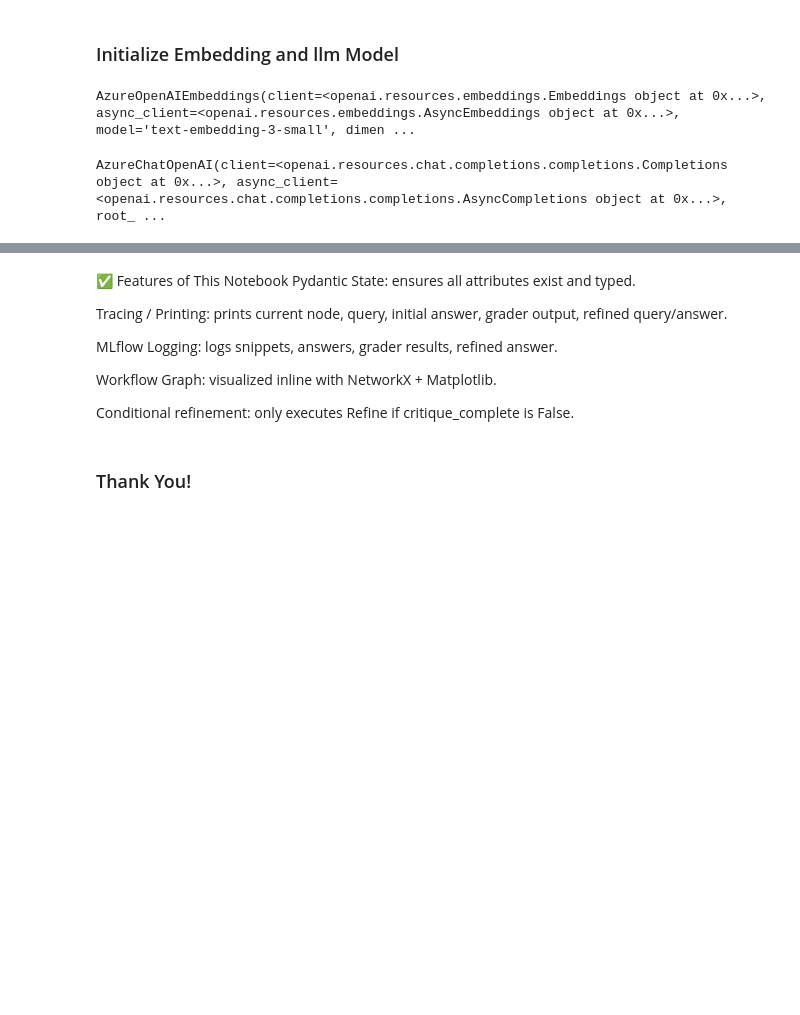
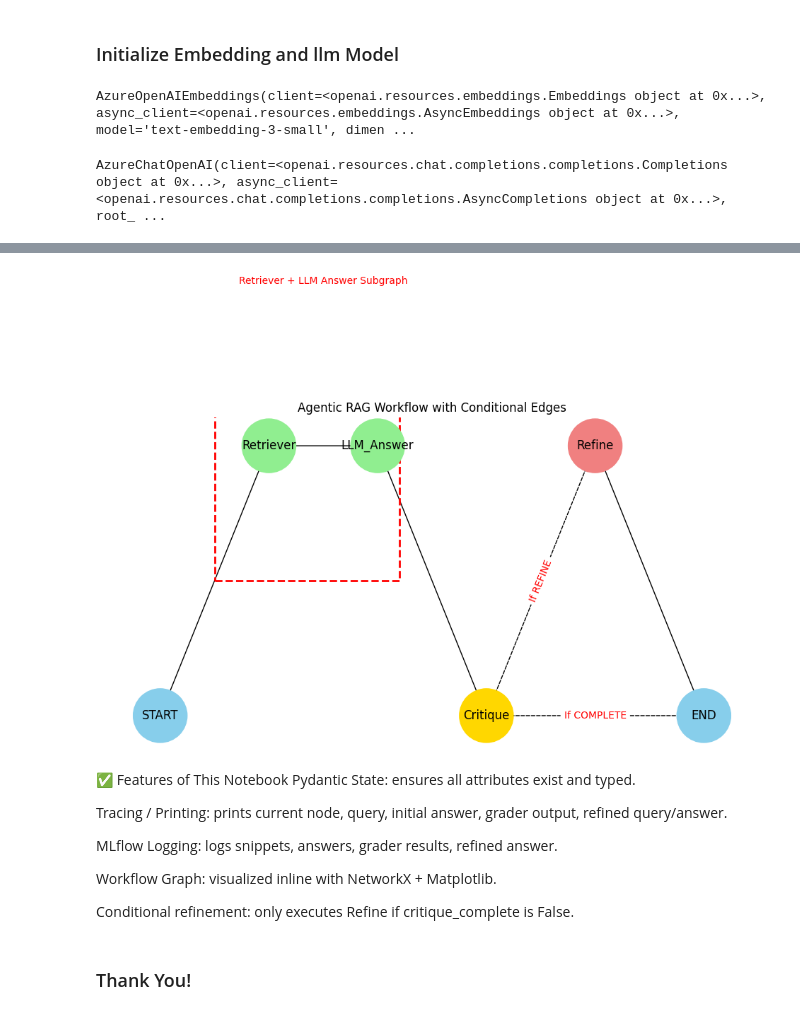
Before and after one commit to shubhdadatta/GAAI-Azure, a Jupyter notebook: Assignment3_AgenticRAG_Shubhda.ipynb, the cells around one changed output, grey strips where cells are left out. Cells and saved outputs as stored; diff of their text form; code cells hidden in the pictures; blank space fills up the shorter version.

```diff
--- a/Assignment3_AgenticRAG_Shubhda.ipynb
+++ b/Assignment3_AgenticRAG_Shubhda.ipynb
@@ -102,14 +101 @@ pc = Pinecone(api_key=PINECONE_API_KEY)
-# %%
-
-# ------------------------------------------------------
-# 🔹 Initialize Pinecone
-# ------------------------------------------------------
-from pinecone import Pinecone
-try:
-    pc = Pinecone(api_key=PINECONE_API_KEY)
-
-except Exception as e:
-    logger.error(f"Initialization error: {e}")
-    raise e
-index = pc.Index("agentic-rag")
 # %%
@@ -493,3 +1124,84 @@ Critique complete? True
+# %%
+import networkx as nx
+import matplotlib.pyplot as plt
+
+def visualize_rag_workflow():
+    """
+    Visualizes the Agentic RAG Workflow:
+    - Retriever + LLM Answer nodes as a subgraph
+    - Critique node with conditional edges:
+        • REFINE → Refine
+        • COMPLETE → END
+    """
+    G = nx.DiGraph()
+
+    # Nodes
+    nodes = ["START", "Retriever", "LLM_Answer", "Critique", "Refine", "END"]
+    G.add_nodes_from(nodes)
+
+    # Normal edges
+    normal_edges = [
+        ("START", "Retriever"),
+        ("Retriever", "LLM_Answer"),
+        ("LLM_Answer", "Critique"),
+        ("Refine", "END")
+    ]
+    G.add_edges_from(normal_edges, style='solid')
+
+    # Conditional edges from Critique
+    G.add_edge("Critique", "Refine", style='dashed', label='If REFINE')
+    G.add_edge("Critique", "END", style='dashed', label='If COMPLETE')
+
+    # Positions for layout (manual for subgraph clarity)
+    pos = {
+        "START": (0, 2),
+        "Retriever": (1, 3),
+        "LLM_Answer": (2, 3),
+        "Critique": (3, 2),
+        "Refine": (4, 3),
+        "END": (5, 2)
+    }
+
+    # Node colors
+    node_colors = []
+    for node in G.nodes:
+        if node in ["Retriever", "LLM_Answer"]:
+            node_colors.append("lightgreen")  # subgraph
+        elif node == "Refine":
+            node_colors.append("lightcoral")
+        elif node == "Critique":
+            node_colors.append("gold")
+        else:
+            node_colors.append("skyblue")
+
+    plt.figure(figsize=(12,6))
+    nx.draw_networkx_nodes(G, pos, node_color=node_colors, node_size=3000)
+    nx.draw_networkx_labels(G, pos)
+
+    # Draw edges
+    solid_edges = [e for e in G.edges if G.edges[e].get('style','solid')=='solid']
+    dashed_edges = [e for e in G.edges if G.edges[e].get('style','solid')=='dashed']
+    nx.draw_networkx_edges(G, pos, edgelist=solid_edges, arrowstyle='->', arrowsize=20)
+    nx.draw_networkx_edges(G, pos, edgelist=dashed_edges, style='dashed', arrowstyle='->', arrowsize=20)
+
+    # Edge labels
+    edge_labels = {e: G.edges[e].get('label','') for e in G.edges}
+    nx.draw_networkx_edge_labels(G, pos, edge_labels=edge_labels, font_color='red')
+
+    # Draw rectangle around Retriever + LLM Answer subgraph
+    plt.gca().add_patch(plt.Rectangle(
+        (0.5, 2.5), 1.7, 1, fill=False, edgecolor='red', linewidth=2, linestyle='--'
+    ))
+    plt.text(1.5, 3.6, "Retriever + LLM Answer Subgraph", fontsize=10, color='red', ha='center')
+
+    plt.title("Agentic RAG Workflow with Conditional Edges")
+    plt.axis('off')
+    plt.show()
+
+# Call visualization
+visualize_rag_workflow()
+# %% [output]
+[figure, added]
 # %% [markdown]
 ✅ Features of This Notebook
 Pydantic State: ensures all attributes exist and typed.
```
Also changed, not shown: parts of 42 cells of this notebook.
